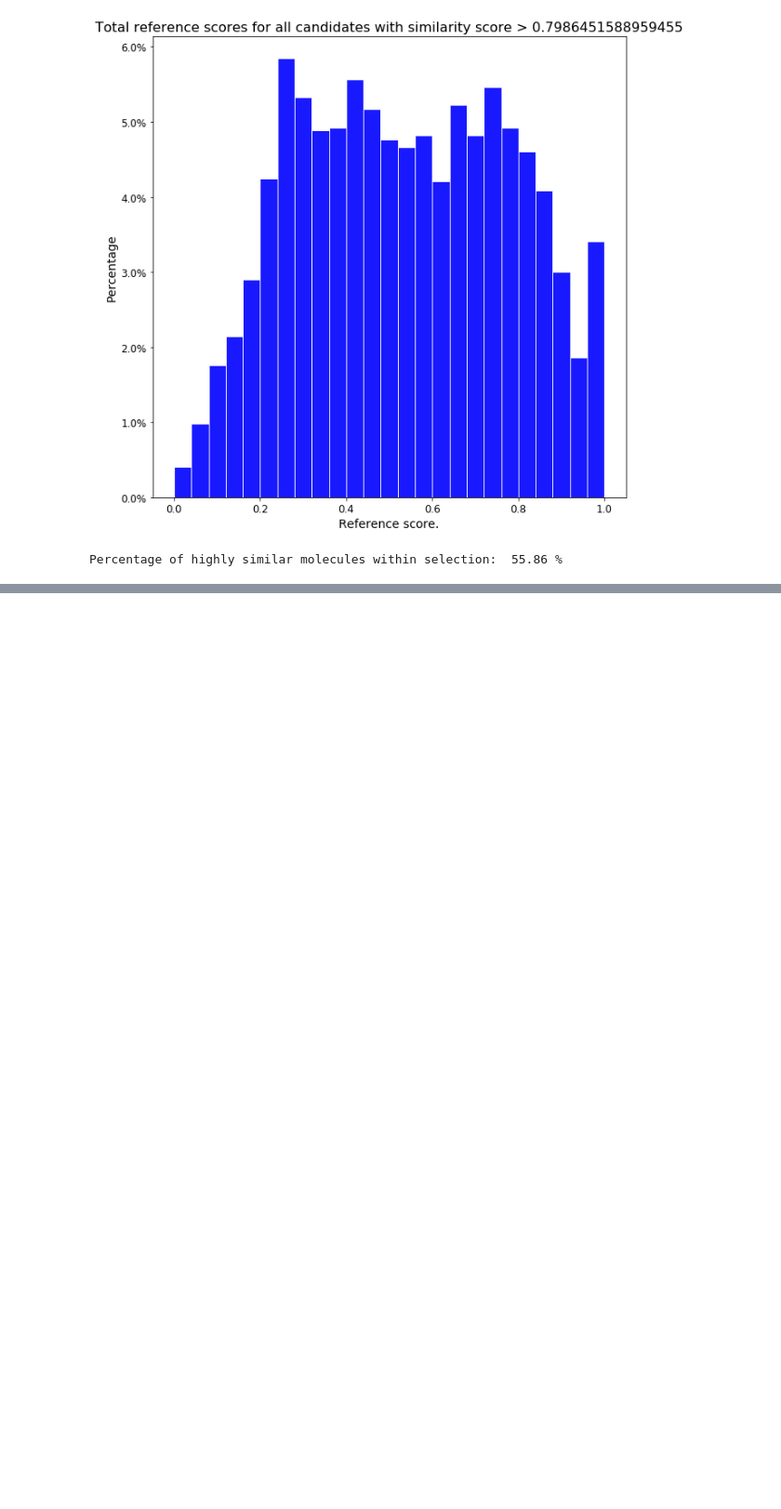
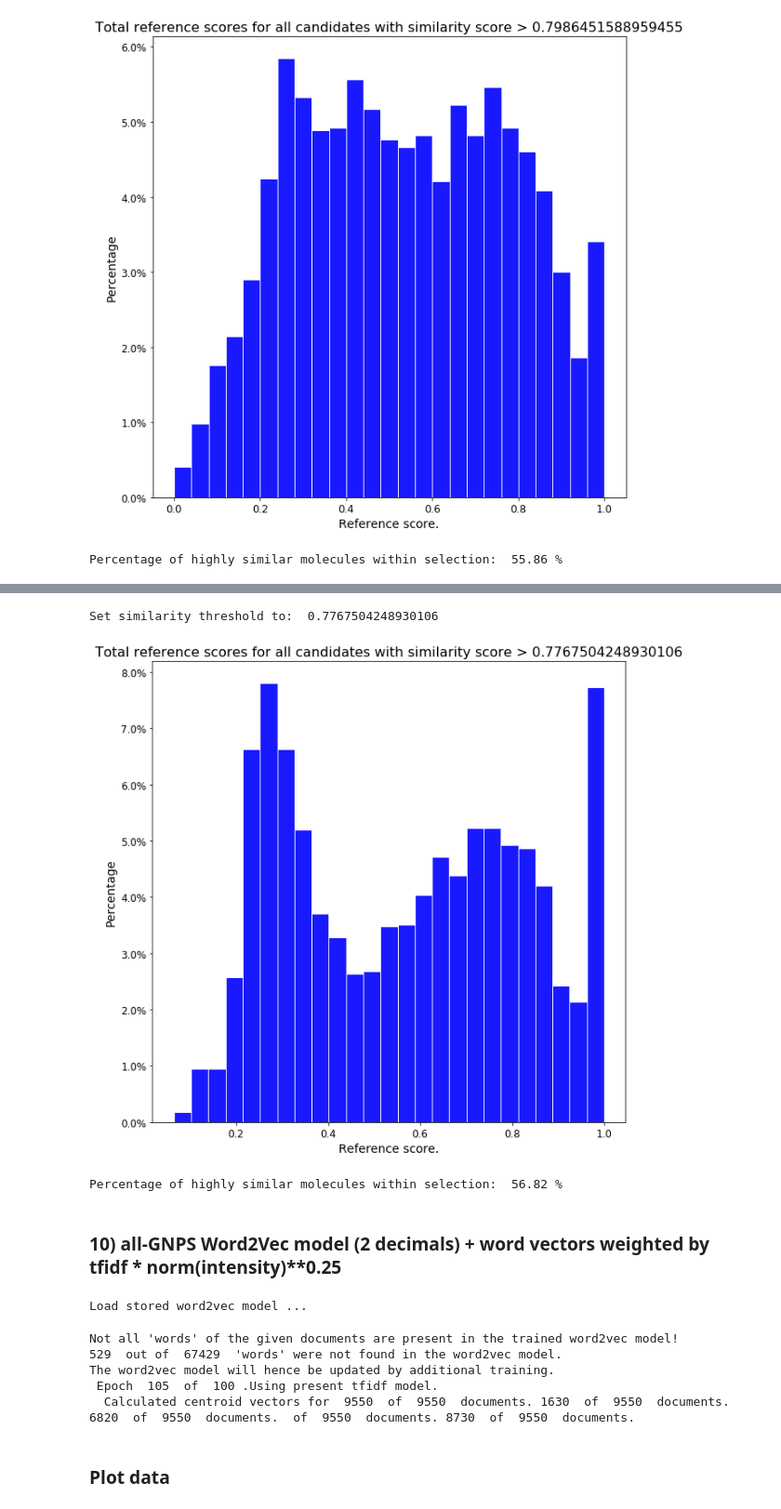
Before and after one commit to florian-huber/SeSiMe, a Jupyter notebook: notebooks/SeSiMe_MS_gnps_ALL.ipynb, the cells around one changed output, grey strips where cells are left out. Shown at 93% size. Cells and saved outputs as stored; diff of their text form; code cells hidden in the pictures; blank space fills up the shorter version.

```diff
--- a/notebooks/SeSiMe_MS_gnps_ALL.ipynb
+++ b/notebooks/SeSiMe_MS_gnps_ALL.ipynb
@@ -642,0 +708,21 @@ Percentage of highly similar molecules within selection:  55.86 %
+# %%
+num_best = 10000
+threshold = np.sort(M_sim_ctr.reshape(M_sim_ctr.shape[0]**2))[-(num_best + M_sim_ctr.shape[0])]
+print("Set similarity threshold to: ", threshold)
+n, bins = MS_functions.similarity_histogram(M_sim_ctr, tanimoto_similarities, threshold,
+                                            num_bins=25, exclude_IDs = exclude, filename = "Hist_w2v_centroid.png")
+
+print("Percentage of highly similar molecules within selection: ", np.round(100*np.sum(n[12:]), 2), "%")
+# %% [output]
+Set similarity threshold to:  0.7767504248930106
+[figure, added]
+Percentage of highly similar molecules within selection:  56.82 %
+# %% [markdown]
+### 10) all-GNPS Word2Vec model (2 decimals) + word vectors weighted by tfidf * norm(intensity)**0.25
+# %%
+file_model_word2vec = PATH_SAVE_MODEL + 'model_w2v_MS_allgnps_d300_w300_iter100_loss500_minpeak10_dec2.model'
+MS_measure.build_model_word2vec(file_model_word2vec, size=300, window=300,
+                             min_count=1, workers=4, iter=100,
+                             use_stored_model=True)
+# %% [output]
+Load stored word2vec model ...
@@ -642,0 +733,14 @@ Percentage of highly similar molecules within selection:  55.86 %
+# %%
+# Use peak intensities as extra weights
+MS_measure.get_vectors_centroid(method = 'update', #'ignore',
+                             extra_weights = MS_documents_intensity2,
+                             tfidf_weighted = True,
+                             weight_method = 'sqrt',
+                             tfidf_model = None,
+                             extra_epochs = 5)
+# %% [output]
+Not all 'words' of the given documents are present in the trained word2vec model!
+529  out of  67429  'words' were not found in the word2vec model.
+The word2vec model will hence be updated by additional training.
+ Epoch  105  of  100 .Using present tfidf model.
+  Calculated centroid vectors for  9550  of  9550  documents. 1630  of  9550  documents. 6820  of  9550  documents.  of  9550  documents. 8730  of  9550  documents.
@@ -642,0 +750,2 @@ Percentage of highly similar molecules within selection:  55.86 %
+# %% [markdown]
+### Plot data
```
Also changed, not shown: parts of 14 cells of this notebook.
